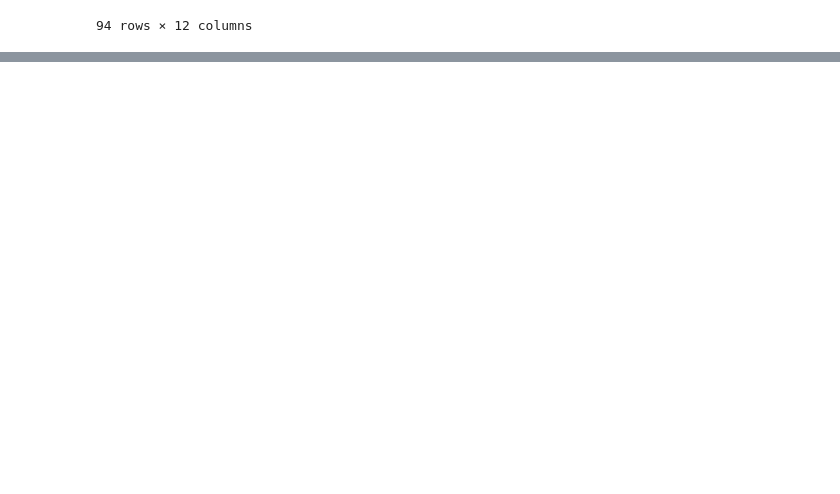
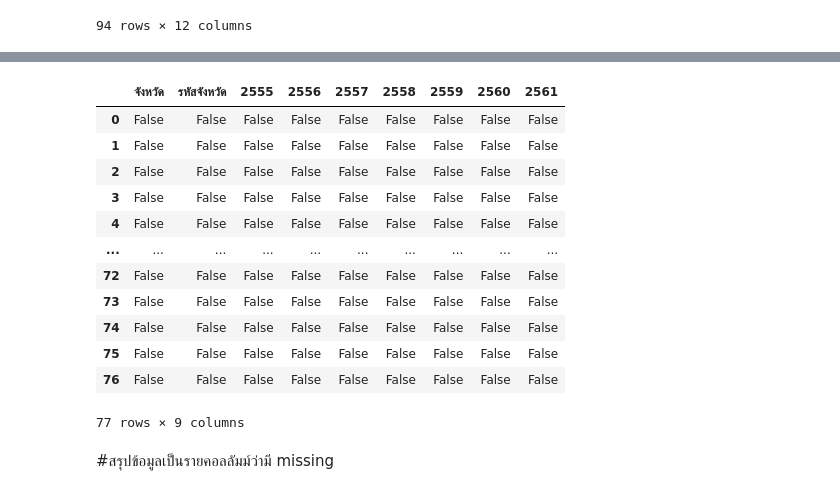
Before and after one commit to ParichayaHongthongkum/DWDM21, a Jupyter notebook: Untitled1.ipynb, the cells around one changed output, grey strips where cells are left out. Saved outputs shown, nothing was run; the diff lists cells and outputs as text; code cells hidden in the pictures; blank space fills up the shorter version.

```diff
--- a/Untitled1.ipynb
+++ b/Untitled1.ipynb
@@ -46,0 +98,18 @@ data_ka.dropna()
+# %%
+data_r.isnull()
+# %% [output]
+|  | จังหวัด | รหัสจังหวัด | 2555 | 2556 | 2557 | 2558 | 2559 | 2560 | 2561 |
+| 0 | False | False | False | False | False | False | False | False | False |
+| 1 | False | False | False | False | False | False | False | False | False |
+| 2 | False | False | False | False | False | False | False | False | False |
+| 3 | False | False | False | False | False | False | False | False | False |
+| 4 | False | False | False | False | False | False | False | False | False |
+| ... | ... | ... | ... | ... | ... | ... | ... | ... | ... |
+| 72 | False | False | False | False | False | False | False | False | False |
+| 73 | False | False | False | False | False | False | False | False | False |
+| 74 | False | False | False | False | False | False | False | False | False |
+| 75 | False | False | False | False | False | False | False | False | False |
+| 76 | False | False | False | False | False | False | False | False | False |
+77 rows × 9 columns
+# %% [markdown]
+#สรุปข้อมูลเป็นรายคอลลัมม์ว่ามี missing
```
Also changed, not shown: parts of 12 cells of this notebook.
